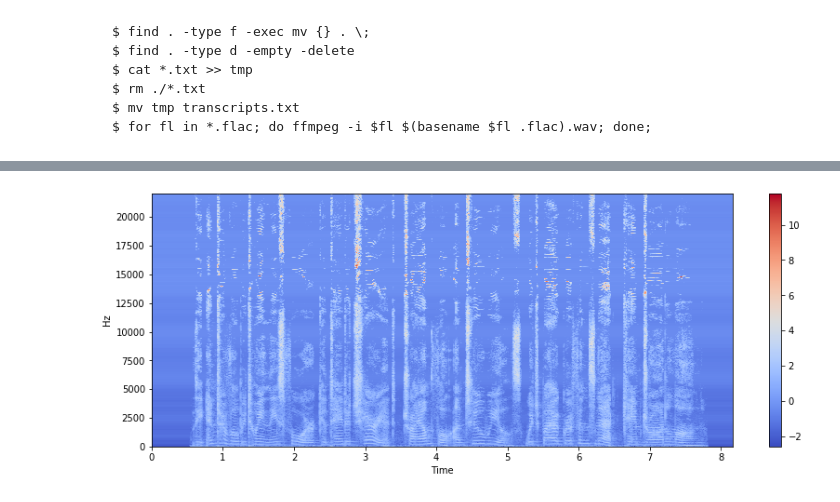
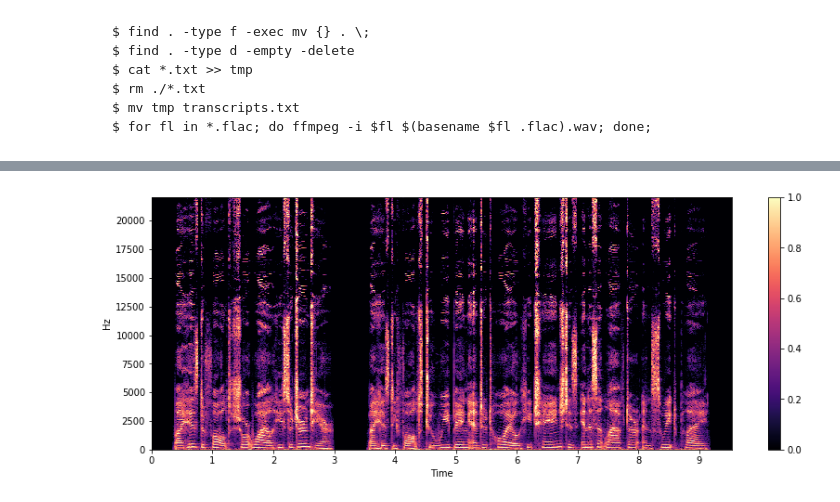
Before and after one commit to b-cho/nueva-ml, a Jupyter notebook: DataProcessing.ipynb, the cells around one changed output, grey strips where cells are left out. Cells and saved outputs as stored; diff of their text form; code cells hidden in the pictures.

```diff
--- a/DataProcessing.ipynb
+++ b/DataProcessing.ipynb
@@ -74,6 +99,6 @@ IPython.display.Audio("/Users/bracho/Downloads/LibriSpeech/dev-clean/84-121550-0
 # %% [output]
 [interactive output not drawn]
 # %%
-generate_spectrogram("/Users/bracho/Downloads/LibriSpeech/dev-clean/84-121550-0015.wav", verbose=True, standardize=True)
+generate_spectrogram("/Users/bracho/Downloads/LibriSpeech/dev-clean/84-121550-0007.wav", verbose=True, normalize=True)
 # %% [output]
-[figure, old version]
+[figure, new version]
```
Also changed, not shown: parts of 12 cells of this notebook, 1 other file.
